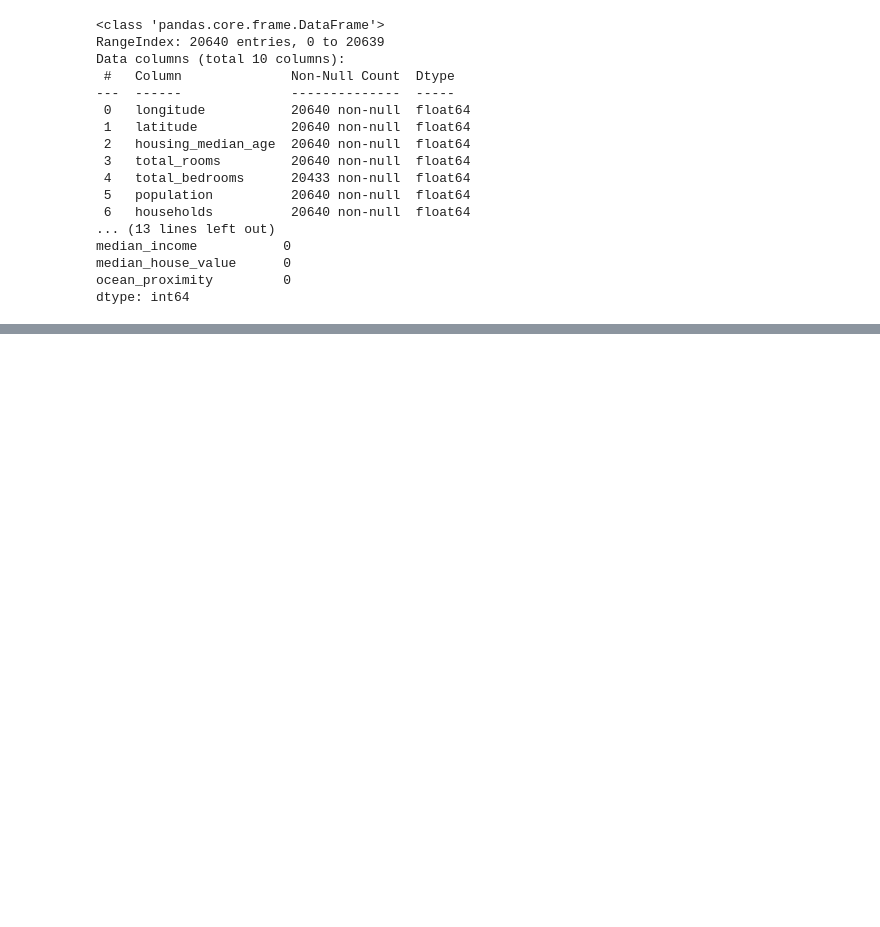
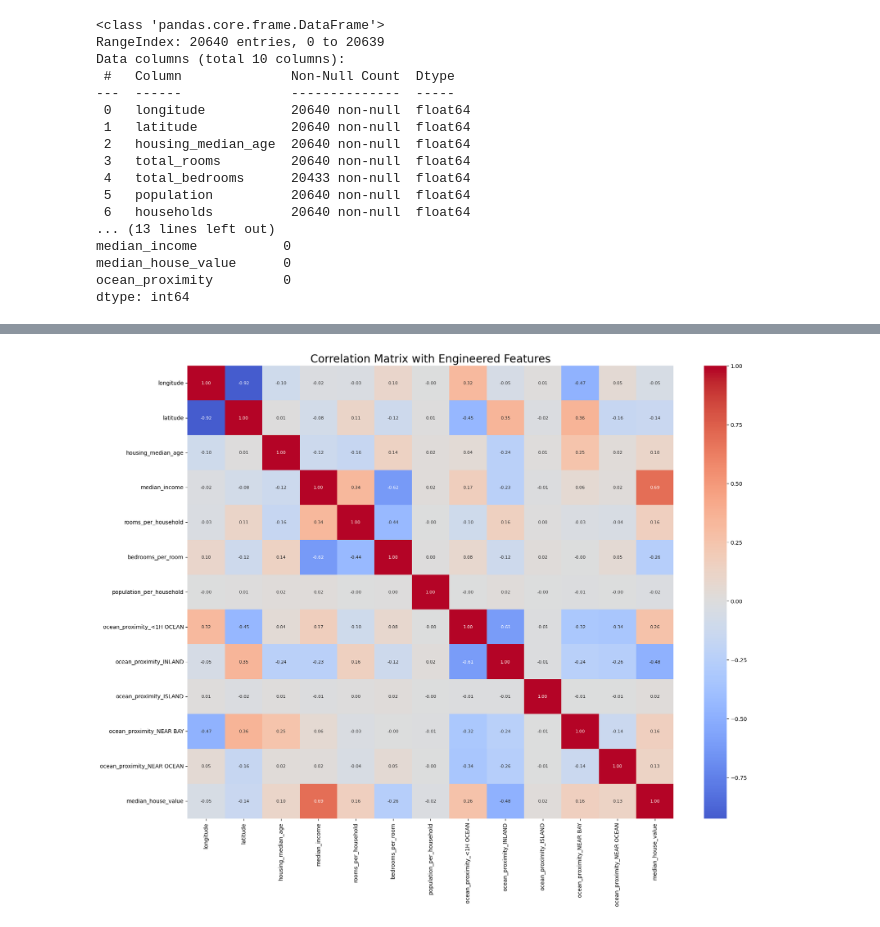
Before and after one commit to Manouso/mini-projects, a Jupyter notebook: pipelines/notebooks/pipeline_decision_tree.ipynb, the cells around one changed output, grey strips where cells are left out. Cells and saved outputs as stored; diff of their text form; code cells hidden in the pictures; blank space fills up the shorter version.

```diff
--- a/pipelines/notebooks/pipeline_decision_tree.ipynb
+++ b/pipelines/notebooks/pipeline_decision_tree.ipynb
@@ -37,0 +135,70 @@ dtype: int64
+# %%
+# Feature Engineering: Adding new features
+def feature_engineering(X):
+    X = X.copy()
+    X['rooms_per_household'] = X['total_rooms'] / X['households']
+    X['bedrooms_per_room'] = X['total_bedrooms'] / X['total_rooms']
+    X['population_per_household'] = X['population'] / X['households']
+
+    drop_cols = ['total_rooms', 'total_bedrooms', 'population', 'households']
+    X = X.drop(columns=drop_cols)
+
+    return X
+
+# EDA with new features
+
+# Apply feature engineering
+eda_train_second = feature_engineering(X_train.copy())
+
+# Identify numeric and categorical columns after feature engineering
+numeric_cols_second = eda_train_second.select_dtypes(include=['int64', 'float64']).columns.tolist()
+categorical_cols_second = eda_train_second.select_dtypes(include=['object']).columns.tolist()
+
+# Build a new preprocessor (the same as before but for the new feature set)
+numeric_transformer = Pipeline(steps=[
+    ('imputer', SimpleImputer(strategy='median')),
+    ('scaler', StandardScaler())
+])
+
+categorical_transformer = Pipeline(steps=[
+    ('imputer', SimpleImputer(strategy='most_frequent')),
+    ('onehot', OneHotEncoder(handle_unknown='ignore'))
+])
+
+preprocessor_second = ColumnTransformer(transformers=[
+    ('num', numeric_transformer, numeric_cols_second),
+    ('cat', categorical_transformer, categorical_cols_second)
+])
+
+# Transform data
+eda_preprocessed_X_second = preprocessor_second.fit_transform(eda_train_second)
+
+# Get updated column names
+ohe_feature_names = preprocessor_second.named_transformers_['cat']['onehot'].get_feature_names_out(categorical_cols_second)
+all_feature_names_second = np.concatenate([numeric_cols_second, ohe_feature_names])
+
+# Create DataFrame
+eda_preprocessed_df_second = pd.DataFrame(
+    eda_preprocessed_X_second,
+    columns=all_feature_names_second,
+    index=X_train.index
+)
+eda_preprocessed_df_second['median_house_value'] = y_train.values
+
+# Correlation matrix
+corr_matrix_second = eda_preprocessed_df_second.corr()
+
+# Plot
+plt.figure(figsize=(20, 15))
+sns.heatmap(
+    corr_matrix_second,
+    cmap="coolwarm",
+    center=0,
+    annot=True,
+    fmt=".2f",
+    annot_kws={"size": 8}
+)
+plt.title("Correlation Matrix with Engineered Features", fontsize=20)
+plt.show()
+# %% [output]
+[figure, added]
```
Also changed, not shown: parts of 8 cells of this notebook, 1 other file.
